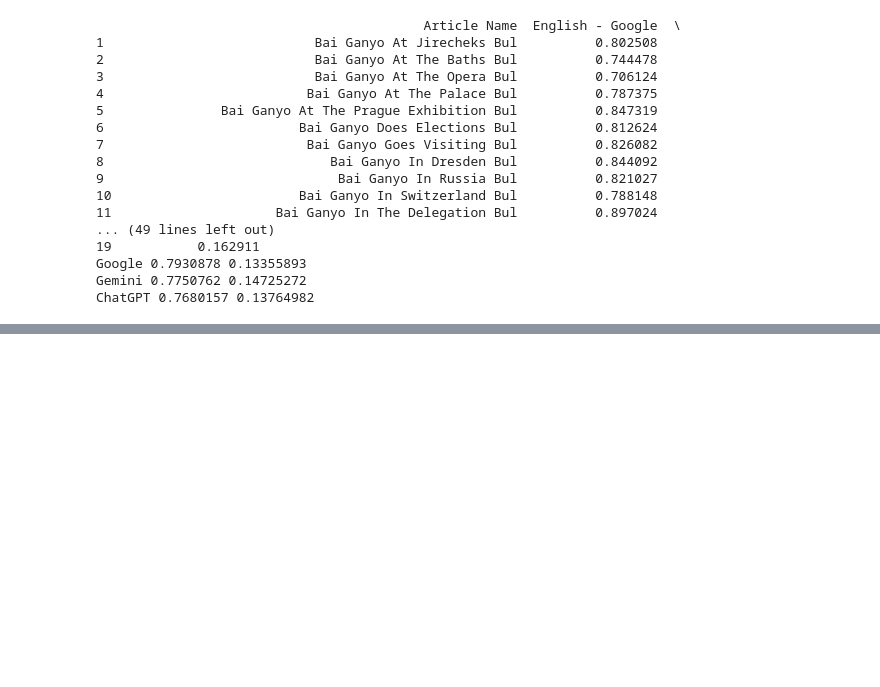
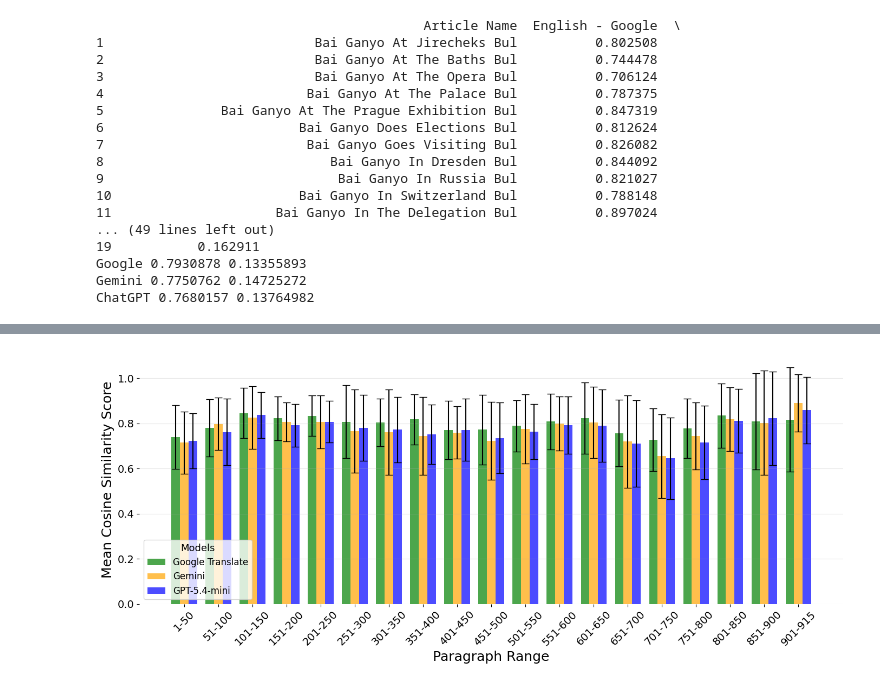
Before and after one commit to sydney-machine-learning/translation-Europeanlanguages, a Jupyter notebook: semantic_poems_revised-csv.ipynb, the cells around one changed output, grey strips where cells are left out. Cells and saved outputs as stored; diff of their text form; code cells hidden in the pictures; blank space fills up the shorter version.

```diff
--- a/semantic_poems_revised-csv.ipynb
+++ b/semantic_poems_revised-csv.ipynb
@@ -604,0 +735,8 @@ ChatGPT 1.0000002 0.10613443
+# %%
+plot_error_bar_graph(
+    file_path="results/bul_prose/similarity/cosine_similarity.csv",
+    output_path="results/bul_prose/similarity/cosine_similarity_errorbars.png",
+    bin_size=50
+)
+# %% [output]
+[figure, added]
```
Also changed, not shown: parts of 11 cells of this notebook.
